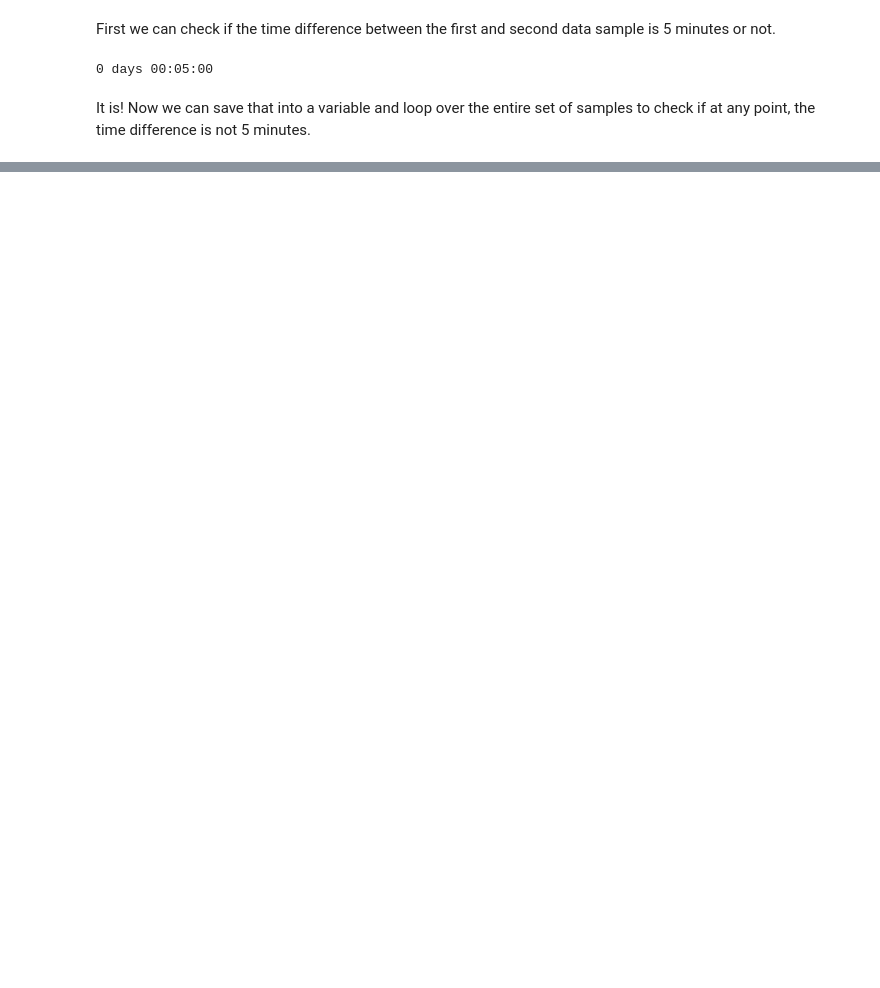
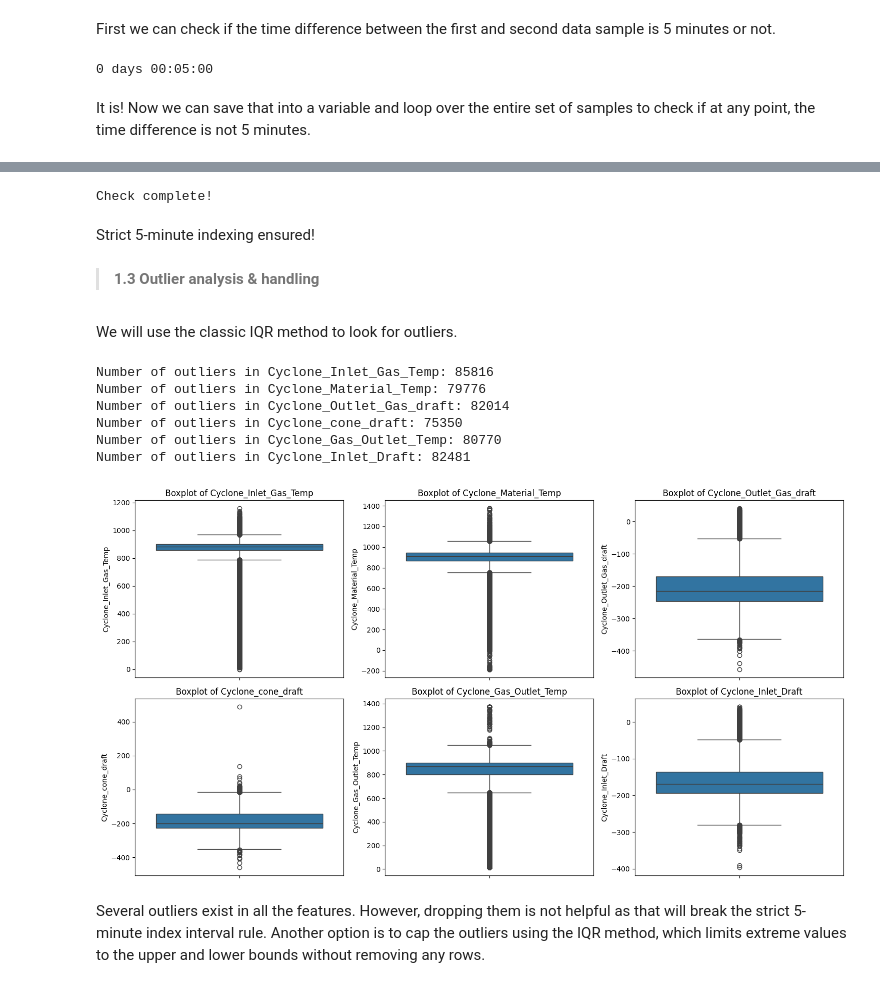
Before and after one commit to asifsahadh/exact-space-assignment, a Jupyter notebook: p1-playground.ipynb, the cells around one changed output, grey strips where cells are left out. Cells and saved outputs as stored; diff of their text form; code cells hidden in the pictures; blank space fills up the shorter version.

Commit message:
outliers handled, need to  make sure that everything is getting applied to the right  df variable

```diff
--- a/p1-playground.ipynb
+++ b/p1-playground.ipynb
@@ -34,0 +100,7 @@ There are no missing values in the entire dataset.
+# %%
+df = df.fillna(method = "ffill")
+df.isna().sum()
+if len(df) - len(df_temp) != 0:
+    print("Some data samples have been dropped! Carefully check previous steps again.")
+else:
+    print("All clear!")
@@ -49,0 +233,54 @@ for i in range(len(df['time'])):
+# %%
+clean_time = pd.date_range(start = df['time'].iloc[0], periods = len(df), freq = "5T") # 5 minutes
+df['time'] = clean_time
+# %%
+time_diff_check(df)
+# %% [output]
+Check complete!
+# %% [markdown]
+Strict 5-minute indexing ensured!
+# %% [markdown]
+>__1.3 Outlier analysis & handling__
+# %% [markdown]
+We will use the classic IQR method to look for outliers.
+# %%
+df_temp = df.copy()
+df_temp.drop(columns = ['time'], inplace = True)
+
+def iqr_outliers(df):
+    outliers = {}
+    for col in df.columns:
+        Q1 = df[col].quantile(0.25)
+        Q3 = df[col].quantile(0.75)
+        IQR = Q3 - Q1
+        lower_bound = Q1 - 1.5 * IQR
+        upper_bound = Q3 + 1.5 * IQR
+
+        outliers[col] = df[(df[col] < lower_bound) | (df[col] > upper_bound)][col].tolist()
+    for col in outliers:
+        print(f"Number of outliers in {col}: {len(outliers[col])}")
+
+iqr_outliers(df_temp)
+# %% [output]
+Number of outliers in Cyclone_Inlet_Gas_Temp: 85816
+Number of outliers in Cyclone_Material_Temp: 79776
+Number of outliers in Cyclone_Outlet_Gas_draft: 82014
+Number of outliers in Cyclone_cone_draft: 75350
+Number of outliers in Cyclone_Gas_Outlet_Temp: 80770
+Number of outliers in Cyclone_Inlet_Draft: 82481
+# %%
+num_features = len(df_temp)
+
+fig, axes = plt.subplots(2, 3, figsize = (15, 8))
+axes = axes.flatten()
+
+for i, col in enumerate(df_temp.columns):
+    sns.boxplot(y = df_temp[col], ax = axes[i])
+    axes[i].set_title(f'Boxplot of {col}')
+
+plt.tight_layout()
+plt.show()
+# %% [output]
+[figure, added]
+# %% [markdown]
+Several outliers exist in all the features. However, dropping them is not helpful as that will break the strict 5-minute index interval rule. Another option is to cap the outliers using the IQR method, which limits extreme values to the upper and lower bounds without removing any rows.
```
Also changed, not shown: parts of 28 cells of this notebook.
